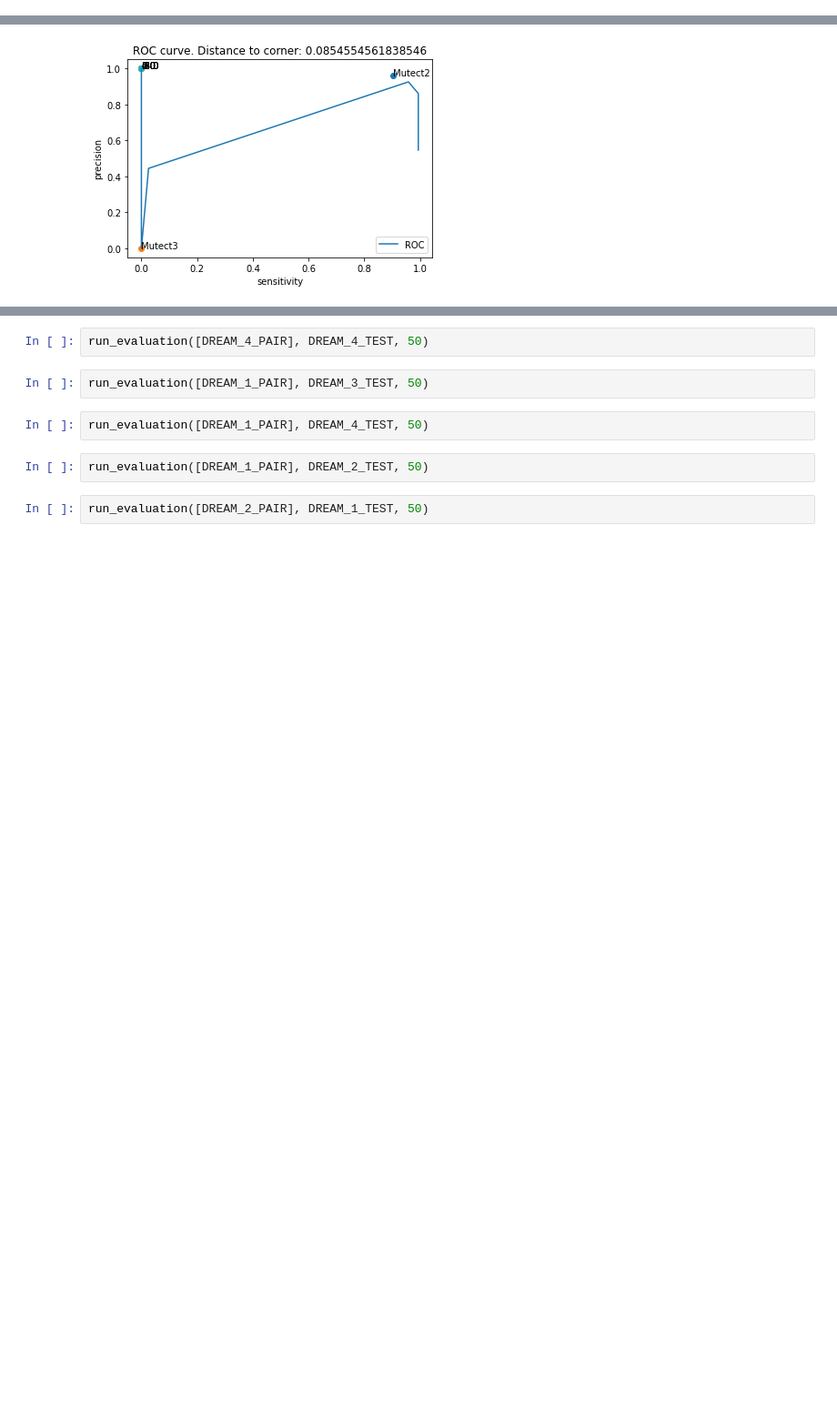
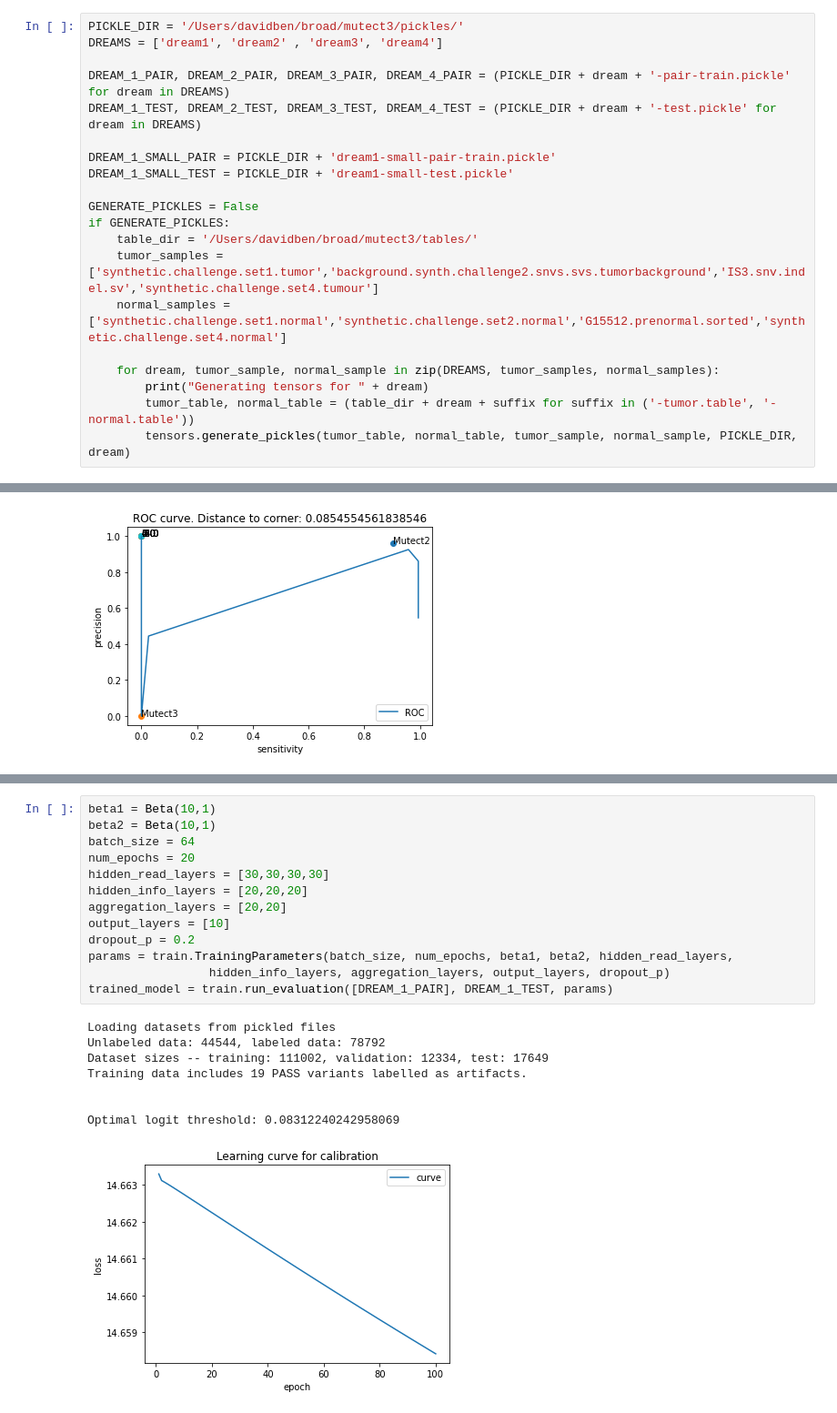
Before and after one commit to davidbenjamin/permutect, a Jupyter notebook: mutect3.ipynb, the cells around one changed output, grey strips where cells are left out. Shown at 91% size. Drawn from its saved outputs; the diff is of its cells as text; blank space fills up the shorter version.

```diff
--- a/mutect3.ipynb
+++ b/mutect3.ipynb
@@ -88,3 +6,23 @@ DREAM_4_TEST = DIR + 'dream4-test.pickle'
+# %%
+PICKLE_DIR = '/Users/davidben/broad/mutect3/pickles/'
+DREAMS = ['dream1', 'dream2' , 'dream3', 'dream4']
+
+DREAM_1_PAIR, DREAM_2_PAIR, DREAM_3_PAIR, DREAM_4_PAIR = (PICKLE_DIR + dream + '-pair-train.pickle' for dream in DREAMS)
+DREAM_1_TEST, DREAM_2_TEST, DREAM_3_TEST, DREAM_4_TEST = (PICKLE_DIR + dream + '-test.pickle' for dream in DREAMS)
+
+DREAM_1_SMALL_PAIR = PICKLE_DIR + 'dream1-small-pair-train.pickle'
+DREAM_1_SMALL_TEST = PICKLE_DIR + 'dream1-small-test.pickle'
+
+GENERATE_PICKLES = False
+if GENERATE_PICKLES:
+    table_dir = '/Users/davidben/broad/mutect3/tables/'
+    tumor_samples = ['synthetic.challenge.set1.tumor','background.synth.challenge2.snvs.svs.tumorbackground','IS3.snv.indel.sv','synthetic.challenge.set4.tumour']
+    normal_samples = ['synthetic.challenge.set1.normal','synthetic.challenge.set2.normal','G15512.prenormal.sorted','synthetic.challenge.set4.normal']
+
+    for dream, tumor_sample, normal_sample in zip(DREAMS, tumor_samples, normal_samples):
+        print("Generating tensors for " + dream)
+        tumor_table, normal_table = (table_dir + dream + suffix for suffix in ('-tumor.table', '-normal.table'))
+        tensors.generate_pickles(tumor_table, normal_table, tumor_sample, normal_sample, PICKLE_DIR, dream)
 # %%
 trained_model = run_evaluation([DREAM_1_SMALL_PAIR], DREAM_1_SMALL_TEST, 5)
 # %% [output]
@@ -142,10 +47,22 @@ run_evaluation([DREAM_3_PAIR], DREAM_3_TEST, 50)
-# %%
-run_evaluation([DREAM_4_PAIR], DREAM_4_TEST, 50)
-# %%
-run_evaluation([DREAM_1_PAIR], DREAM_3_TEST, 50)
-# %%
-run_evaluation([DREAM_1_PAIR], DREAM_4_TEST, 50)
-# %%
-run_evaluation([DREAM_1_PAIR], DREAM_2_TEST, 50)
-# %%
-run_evaluation([DREAM_2_PAIR], DREAM_1_TEST, 50)
+# %%
+beta1 = Beta(10,1)
+beta2 = Beta(10,1)
+batch_size = 64
+num_epochs = 20
+hidden_read_layers = [30,30,30,30]
+hidden_info_layers = [20,20,20]
+aggregation_layers = [20,20]
+output_layers = [10]
+dropout_p = 0.2
+params = train.TrainingParameters(batch_size, num_epochs, beta1, beta2, hidden_read_layers,
+                 hidden_info_layers, aggregation_layers, output_layers, dropout_p)
+trained_model = train.run_evaluation([DREAM_1_PAIR], DREAM_1_TEST, params)
+# %% [output]
+Loading datasets from pickled files
+Unlabeled data: 44544, labeled data: 78792
+Dataset sizes -- training: 111002, validation: 12334, test: 17649
+Training data includes 19 PASS variants labelled as artifacts.
+
+
+Optimal logit threshold: 0.08312240242958069
+[figure, added]
```
Also changed, not shown: parts of 9 cells of this notebook, 4 other files.
